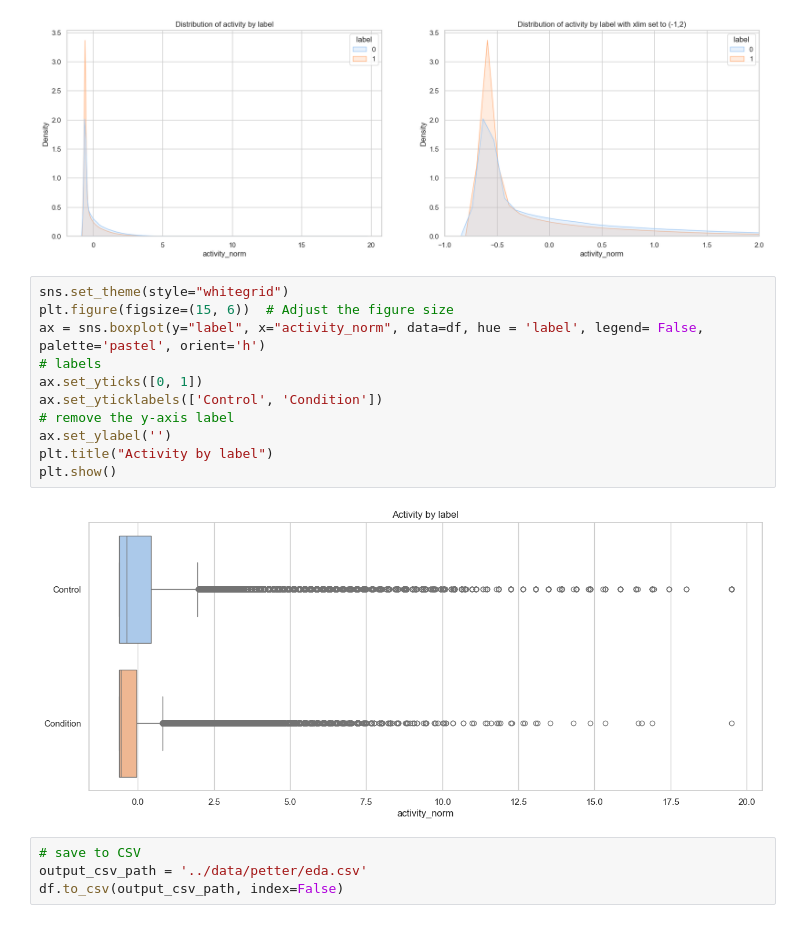
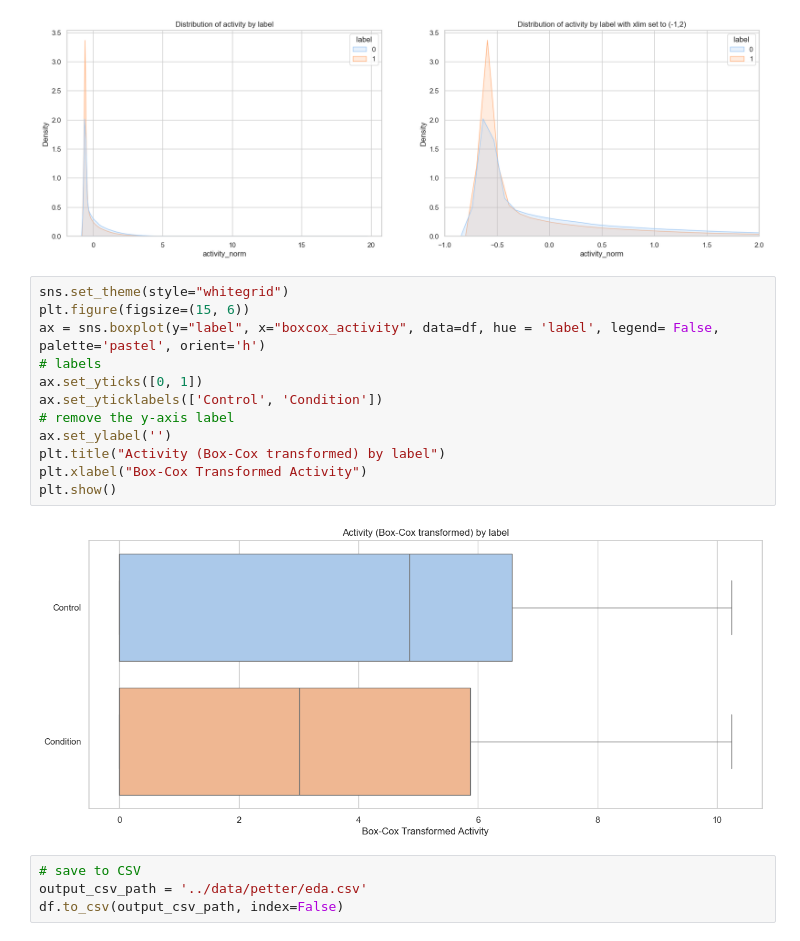
Before and after one commit to zoonalink/IGP-5, a Jupyter notebook: petter/wiki-eda.ipynb, the cells around one changed output. Drawn from its saved outputs; the diff is of its cells as text.

```diff
--- a/petter/wiki-eda.ipynb
+++ b/petter/wiki-eda.ipynb
@@ -542,17 +607,18 @@ plt.show()
 [figure]
 # %%
 sns.set_theme(style="whitegrid")
-plt.figure(figsize=(15, 6))  # Adjust the figure size
-ax = sns.boxplot(y="label", x="activity_norm", data=df, hue = 'label', legend= False, palette='pastel', orient='h')
+plt.figure(figsize=(15, 6))
+ax = sns.boxplot(y="label", x="boxcox_activity", data=df, hue = 'label', legend= False, palette='pastel', orient='h')
 # labels
 ax.set_yticks([0, 1])
 ax.set_yticklabels(['Control', 'Condition'])
 # remove the y-axis label
 ax.set_ylabel('')
-plt.title("Activity by label")
+plt.title("Activity (Box-Cox transformed) by label")
+plt.xlabel("Box-Cox Transformed Activity")
 plt.show()
 # %% [output]
-[figure, old version]
+[figure, new version]
 # %%
 # save to CSV
 output_csv_path = '../data/petter/eda.csv'
```
Also changed, not shown: parts of 16 cells of this notebook, 1 other file.
